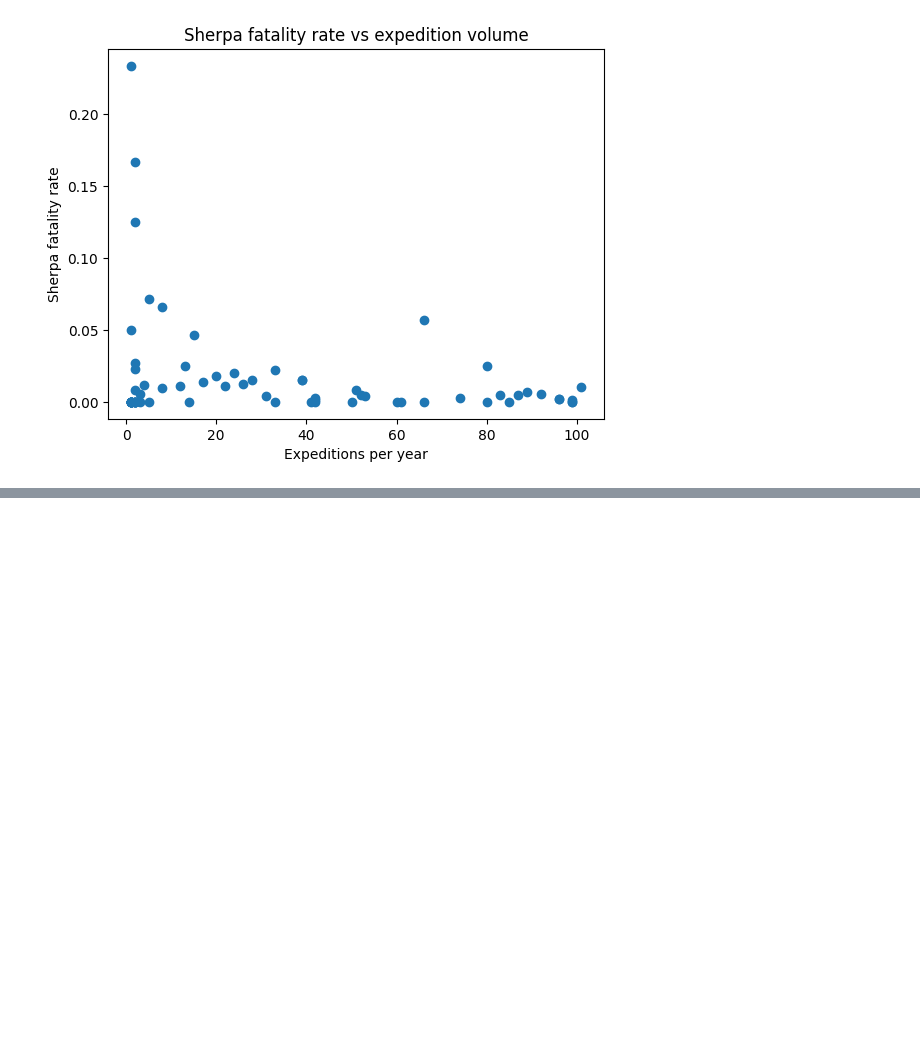
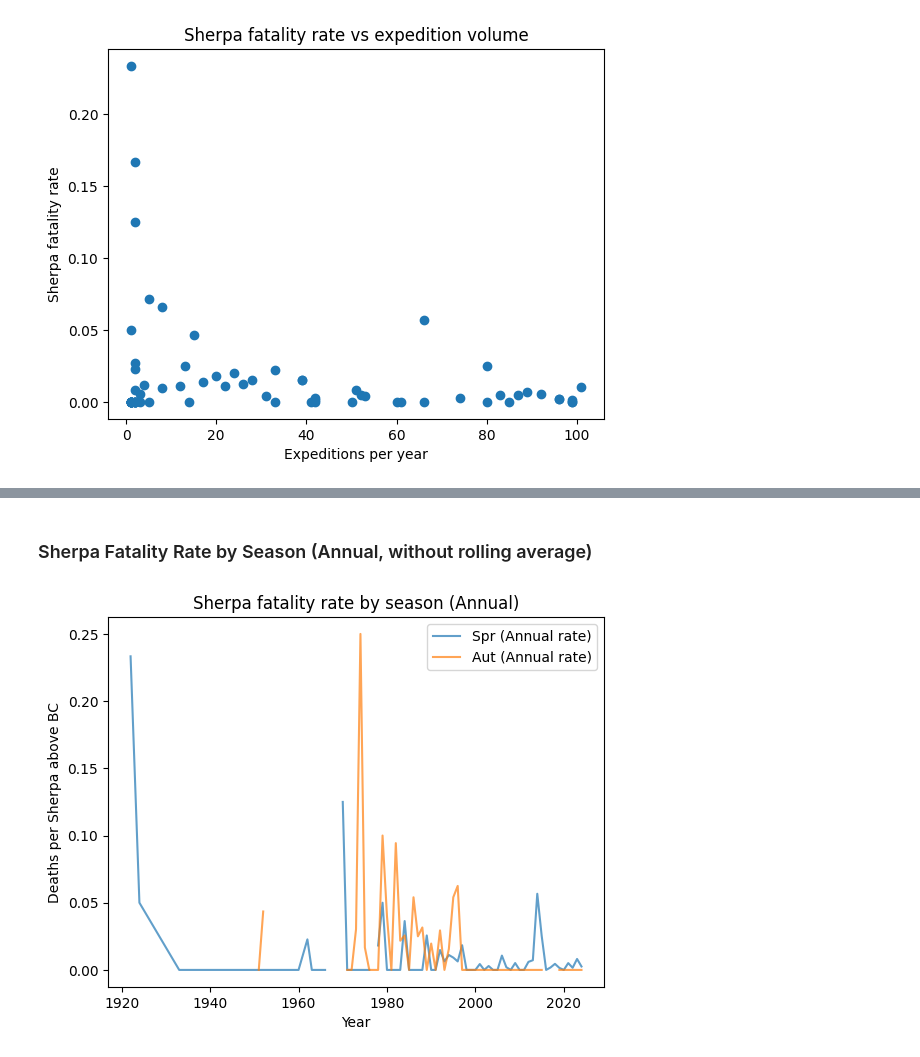
Before and after one commit to snig-17/QM-GRUNGE, a Jupyter notebook: visualisations.ipynb, the cells around one changed output, grey strips where cells are left out. Saved outputs shown, nothing was run; the diff lists cells and outputs as text; code cells hidden in the pictures; blank space fills up the shorter version.

```diff
--- a/visualisations.ipynb
+++ b/visualisations.ipynb
@@ -172,0 +451,15 @@ plt.show()
+# %% [markdown]
+### Sherpa Fatality Rate by Season (Annual, without rolling average)
+# %%
+plt.figure()
+for s in ["Spr", "Aut"]:
+    d = ys[ys["Season"] == s]
+    if len(d) > 0:
+        plt.plot(d["Year"], d["SherpaFatalityRate"], alpha=0.7, label=f"{s} (Annual rate)")
+plt.xlabel("Year")
+plt.ylabel("Deaths per Sherpa above BC")
+plt.title("Sherpa fatality rate by season (Annual)")
+plt.legend()
+plt.show()
+# %% [output]
+[figure, added]
```
Also changed, not shown: parts of 11 cells of this notebook.
